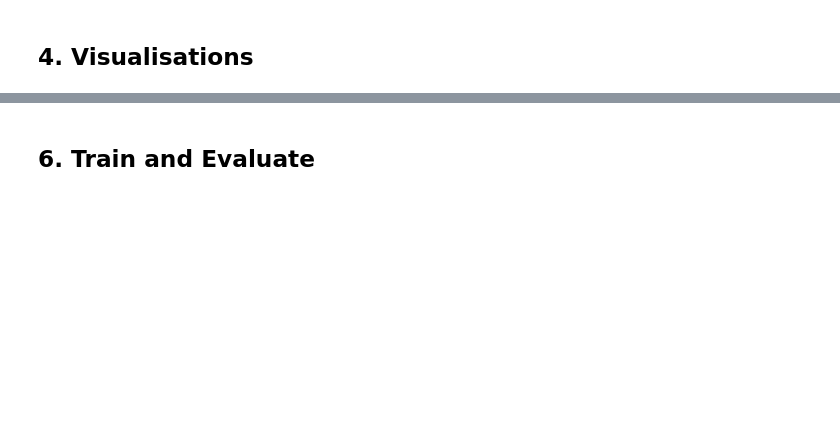
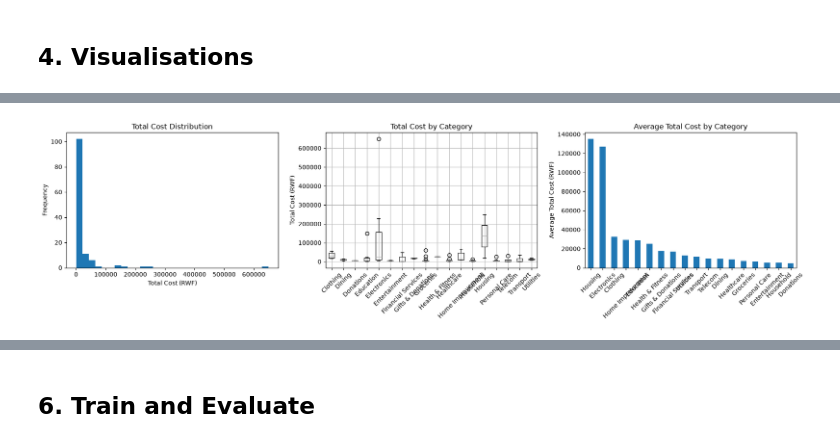
Before and after one commit to InshutiSouvede/smart-spend, a Jupyter notebook: ml/01_categorisation_model.ipynb, the cells around one changed output, grey strips where cells are left out. Cells and saved outputs as stored; diff of their text form; code cells hidden in the pictures; blank space fills up the shorter version.

```diff
--- a/ml/01_categorisation_model.ipynb
+++ b/ml/01_categorisation_model.ipynb
@@ -120,25 +277,27 @@ display(cat_pct.to_frame("percentage_of_training_set"))
 # %%
-# 4.4–4.6 Amount distributions
+# 4.3 Amount distributions
 fig, axes = plt.subplots(1, 3, figsize=(18, 5))
 
-expense_df[amount_col].plot(kind="hist", bins=30, ax=axes[0])
-axes[0].set_title("Expense Amount Distribution")
-axes[0].set_xlabel("Amount (RWF)")
+model_df["total_cost_rwf"].plot(kind="hist", bins=30, ax=axes[0])
+axes[0].set_title("Total Cost Distribution")
+axes[0].set_xlabel("Total Cost (RWF)")
 axes[0].set_ylabel("Frequency")
 
-expense_df.boxplot(column=amount_col, by="category", ax=axes[1], rot=45)
-axes[1].set_title("Amount by Category")
+model_df.boxplot(column="total_cost_rwf", by="category", ax=axes[1], rot=45)
+axes[1].set_title("Total Cost by Category")
 axes[1].set_xlabel("")
-axes[1].set_ylabel("Amount (RWF)")
+axes[1].set_ylabel("Total Cost (RWF)")
 fig.suptitle("")
 
-expense_df.groupby("category")[amount_col].mean() \
+model_df.groupby("category")["total_cost_rwf"].mean() \
     .sort_values(ascending=False).plot(kind="bar", ax=axes[2])
-axes[2].set_title("Average Amount by Category")
+axes[2].set_title("Average Total Cost by Category")
 axes[2].set_xlabel("")
-axes[2].set_ylabel("Average (RWF)")
+axes[2].set_ylabel("Average Total Cost (RWF)")
 axes[2].tick_params(axis="x", rotation=45)
 
 plt.tight_layout()
 plt.show()
+# %% [output]
+[figure, added]
 # %%
```
Also changed, not shown: parts of 24 cells of this notebook, 23 other files.
